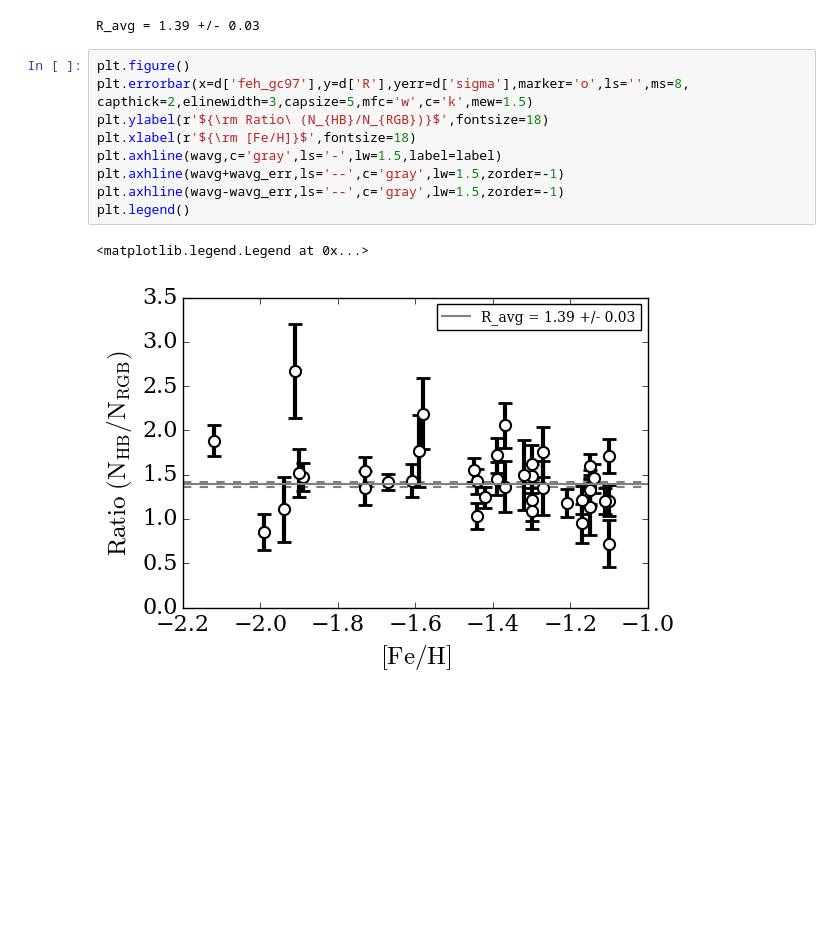
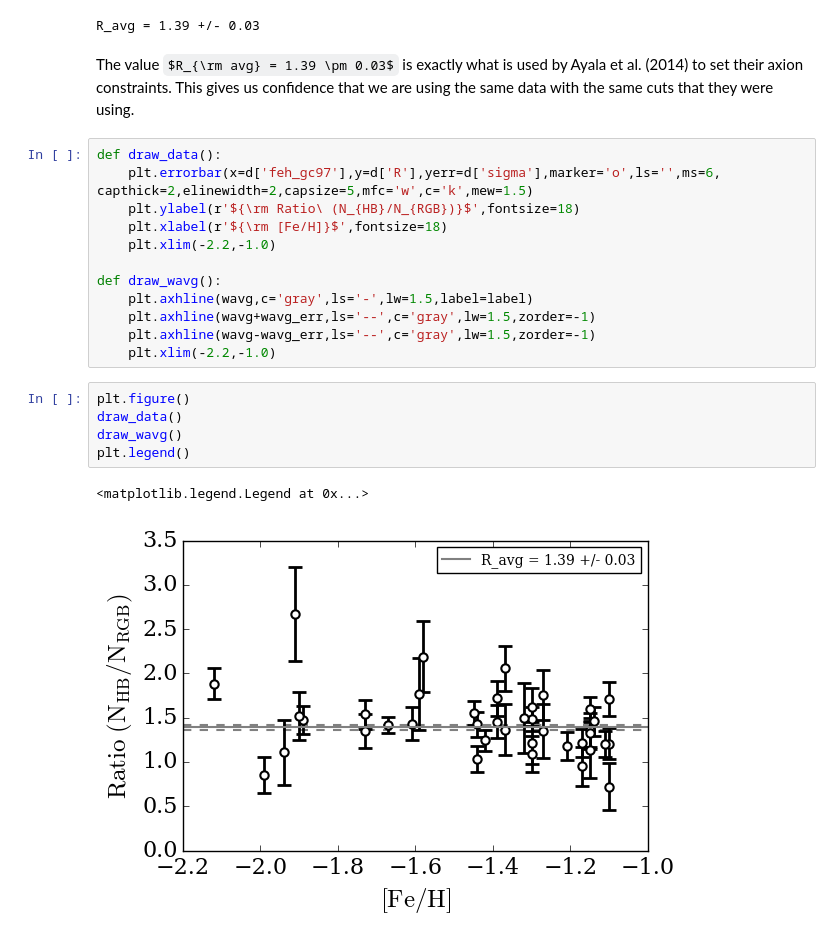
Before and after one commit to lsstdarkmatter/axions, a Jupyter notebook: hb_rgb_ratio.ipynb, the cells around one changed output. Saved outputs shown, nothing was run; the diff lists cells and outputs as text; some formulas as TeX source; blank space fills up the shorter version.

```diff
--- a/hb_rgb_ratio.ipynb
+++ b/hb_rgb_ratio.ipynb
@@ -16,15 +27,25 @@ label = "R_avg = %.2f +/- %.2f"%(wavg,wavg_err)
 print(label)
 # %% [output]
 R_avg = 1.39 +/- 0.03
+# %% [markdown]
+The value $R_{\rm avg} = 1.39 \pm 0.03$ is exactly what is used by Ayala et al. (2014) to set their axion constraints. This gives us confidence that we are using the same data with the same cuts that they were using.
 # %%
-plt.figure()
-plt.errorbar(x=d['feh_gc97'],y=d['R'],yerr=d['sigma'],marker='o',ls='',ms=8, capthick=2,elinewidth=3,capsize=5,mfc='w',c='k',mew=1.5)
-plt.ylabel(r'${\rm Ratio\ (N_{HB}/N_{RGB})}$',fontsize=18)
-plt.xlabel(r'${\rm [Fe/H]}$',fontsize=18)
-plt.axhline(wavg,c='gray',ls='-',lw=1.5,label=label)
-plt.axhline(wavg+wavg_err,ls='--',c='gray',lw=1.5,zorder=-1)
-plt.axhline(wavg-wavg_err,ls='--',c='gray',lw=1.5,zorder=-1)
-plt.legend()
+def draw_data():
+    plt.errorbar(x=d['feh_gc97'],y=d['R'],yerr=d['sigma'],marker='o',ls='',ms=6, capthick=2,elinewidth=2,capsize=5,mfc='w',c='k',mew=1.5)
+    plt.ylabel(r'${\rm Ratio\ (N_{HB}/N_{RGB})}$',fontsize=18)
+    plt.xlabel(r'${\rm [Fe/H]}$',fontsize=18)
+    plt.xlim(-2.2,-1.0)
+
+def draw_wavg():
+    plt.axhline(wavg,c='gray',ls='-',lw=1.5,label=label)
+    plt.axhline(wavg+wavg_err,ls='--',c='gray',lw=1.5,zorder=-1)
+    plt.axhline(wavg-wavg_err,ls='--',c='gray',lw=1.5,zorder=-1)
+    plt.xlim(-2.2,-1.0)
-# %% [output]
-<matplotlib.legend.Legend at 0x...>
-[figure, removed]
+# %%
+plt.figure()
+draw_data()
+draw_wavg()
+plt.legend()
+# %% [output]
+<matplotlib.legend.Legend at 0x...>
+[figure, added]
```
Also changed, not shown: parts of 18 cells of this notebook.
